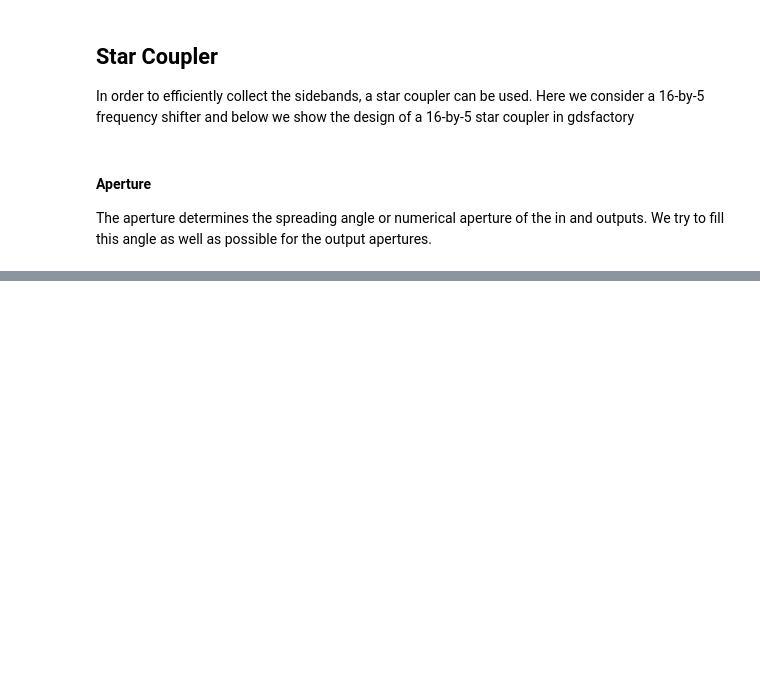
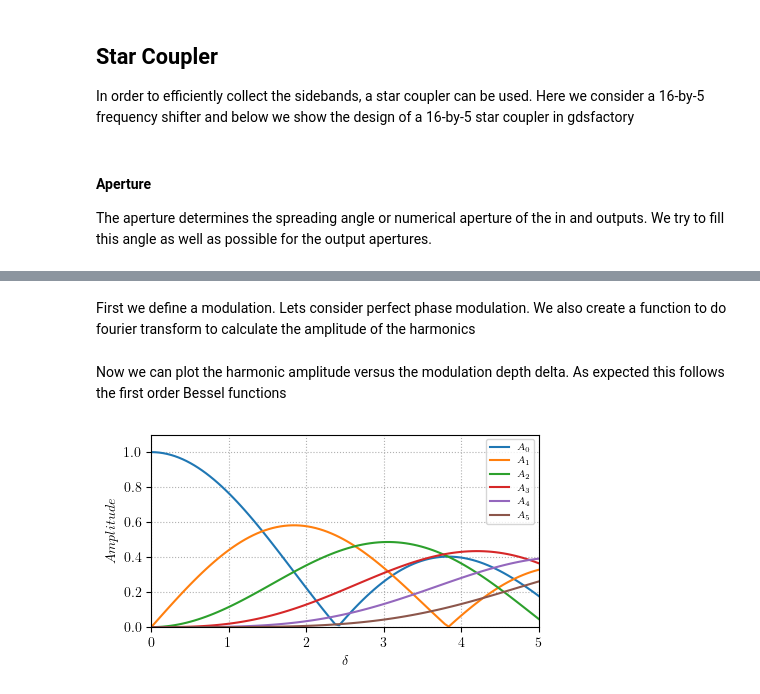
Before and after one commit to edieussa/multibeam_fshifter, a Jupyter notebook: multibeam_fshifter.ipynb, the cells around one changed output, grey strips where cells are left out. Saved outputs shown, nothing was run; the diff lists cells and outputs as text; code cells hidden in the pictures; blank space fills up the shorter version.

```diff
--- a/multibeam_fshifter.ipynb
+++ b/multibeam_fshifter.ipynb
@@ -327,0 +434,59 @@ get_sparam(port_out="o1",sim_data = sim_data, sim = sim)
+# %% [markdown]
+First we define a modulation. Lets consider perfect phase modulation. We also create a function to do fourier transform to calculate the amplitude of the harmonics
+# %%
+def perfect_pm_mod(delta,t):
+    dphase=delta*np.sin(wm*t)
+    pm_mod=amp=10**(-0/20)*np.exp(1j*dphase)
+    return t, dphase, pm_mod
+
+def calc_harmonics(x,t,wm,N):
+    dt=t[1]-t[0]
+    T=t[-1]-t[0]
+    N_array=np.linspace(-N,N,2*N+1)
+    A_array=np.zeros(2*N+1,dtype='complex')
+
+    for idx, n in enumerate(N_array):
+        An=np.trapz(x*np.exp(-1j*n*wm*t),dx=dt)*1/T
+        A_array[idx]=An
+
+    return N_array, A_array
+# %% [markdown]
+Now we can plot the harmonic amplitude versus the modulation depth delta. As expected this follows the first order Bessel functions
+# %%
+
+# time array
+fs = 10e3 # Sampling rate [Hz]
+dt=1/fs
+t = np.arange(start=0, stop = 1, step = dt)
+
+# modulation
+fm=100  # [Hz] modulation frequency
+wm=2*np.pi*fm # angular frequency [Hz]
+
+
+delta_array=np.linspace(0,5,100)
+N=5
+AmplitudeHarmonics=np.zeros((len(delta_array),2*N+1))
+
+for idx, delta in enumerate(delta_array):
+    t, dphas, pm = perfect_pm_mod(delta ,t)
+    N_array, H_array = calc_harmonics(pm,t,wm,N)
+    AmplitudeHarmonics[idx]=np.abs(H_array)
+
+
+fig, ax =plt.subplots()
+plt.matplotlib.rc('text', usetex = True)
+plt.matplotlib.rc('grid', linestyle = 'dotted')
+plt.matplotlib.rc('figure', figsize = (5,2.5)) # (width,height) inches
+x = delta_array
+for v in range(0, 6):
+    ax.plot(x, np.abs(AmplitudeHarmonics[:,N+v]))
+ax.set_xlim((0, 5))
+ax.set_ylim((-0., 1.1))
+ax.legend(('$A_0$', '$A_1$', '$A_2$',
+'$A_3$', '$A_4$', '$A_5$'), loc = 'upper right',prop={'size': 7})
+plt.xlabel('$\delta$')
+plt.ylabel('$Amplitude$')
+ax.grid(True)
+# %% [output]
+[figure, added]
```
Also changed, not shown: parts of 27 cells of this notebook, 1 other file.
